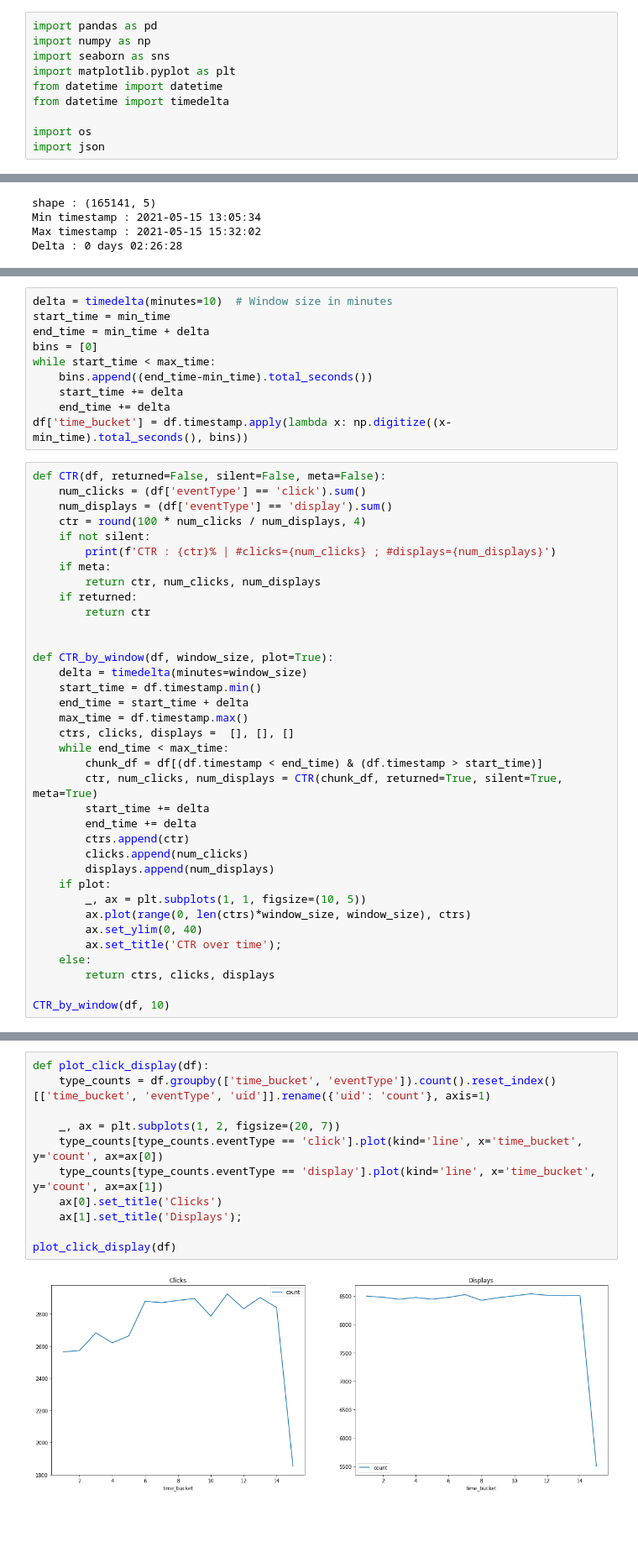
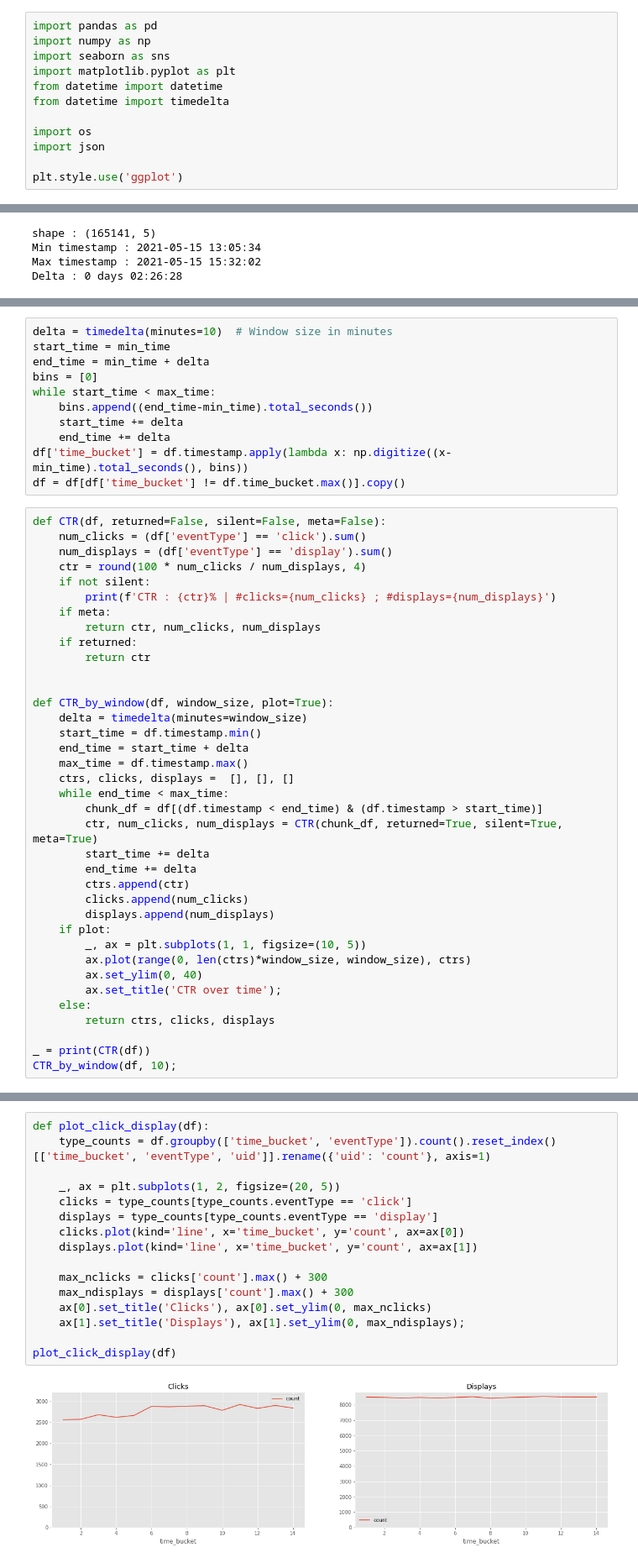
Before and after one commit to vesran/AdFraud-detector, a Jupyter notebook: analysis/Analysis.ipynb, the cells around one changed output, grey strips where cells are left out. Shown at 84% size. Drawn from its saved outputs; the diff is of its cells as text; blank space fills up the shorter version.

```diff
--- a/analysis/Analysis.ipynb
+++ b/analysis/Analysis.ipynb
@@ -8,3 +22,5 @@ from datetime import timedelta
 
 import os
 import json
+
+plt.style.use('ggplot')
@@ -65,6 +78,7 @@ while start_time < max_time:
     start_time += delta
     end_time += delta
 df['time_bucket'] = df.timestamp.apply(lambda x: np.digitize((x-min_time).total_seconds(), bins))
+df = df[df['time_bucket'] != df.time_bucket.max()].copy()
 # %%
 def CTR(df, returned=False, silent=False, meta=False):
     num_clicks = (df['eventType'] == 'click').sum()
@@ -100,5 +114,6 @@ def CTR_by_window(df, window_size, plot=True):
     else:
         return ctrs, clicks, displays
 
-CTR_by_window(df, 10)
+_ = print(CTR(df))
+CTR_by_window(df, 10);
 # %% [output]
@@ -111,13 +123,18 @@ None
 # %%
 def plot_click_display(df):
     type_counts = df.groupby(['time_bucket', 'eventType']).count().reset_index()[['time_bucket', 'eventType', 'uid']].rename({'uid': 'count'}, axis=1)
 
-    _, ax = plt.subplots(1, 2, figsize=(20, 7))
-    type_counts[type_counts.eventType == 'click'].plot(kind='line', x='time_bucket', y='count', ax=ax[0])
-    type_counts[type_counts.eventType == 'display'].plot(kind='line', x='time_bucket', y='count', ax=ax[1])
-    ax[0].set_title('Clicks')
-    ax[1].set_title('Displays');
+    _, ax = plt.subplots(1, 2, figsize=(20, 5))
+    clicks = type_counts[type_counts.eventType == 'click']
+    displays = type_counts[type_counts.eventType == 'display']
+    clicks.plot(kind='line', x='time_bucket', y='count', ax=ax[0])
+    displays.plot(kind='line', x='time_bucket', y='count', ax=ax[1])
+
+    max_nclicks = clicks['count'].max() + 300
+    max_ndisplays = displays['count'].max() + 300
+    ax[0].set_title('Clicks'), ax[0].set_ylim(0, max_nclicks)
+    ax[1].set_title('Displays'), ax[1].set_ylim(0, max_ndisplays);
 
 plot_click_display(df)
 # %% [output]
-[figure, old version]
+[figure, new version]
```
Also changed, not shown: parts of 56 cells of this notebook.
